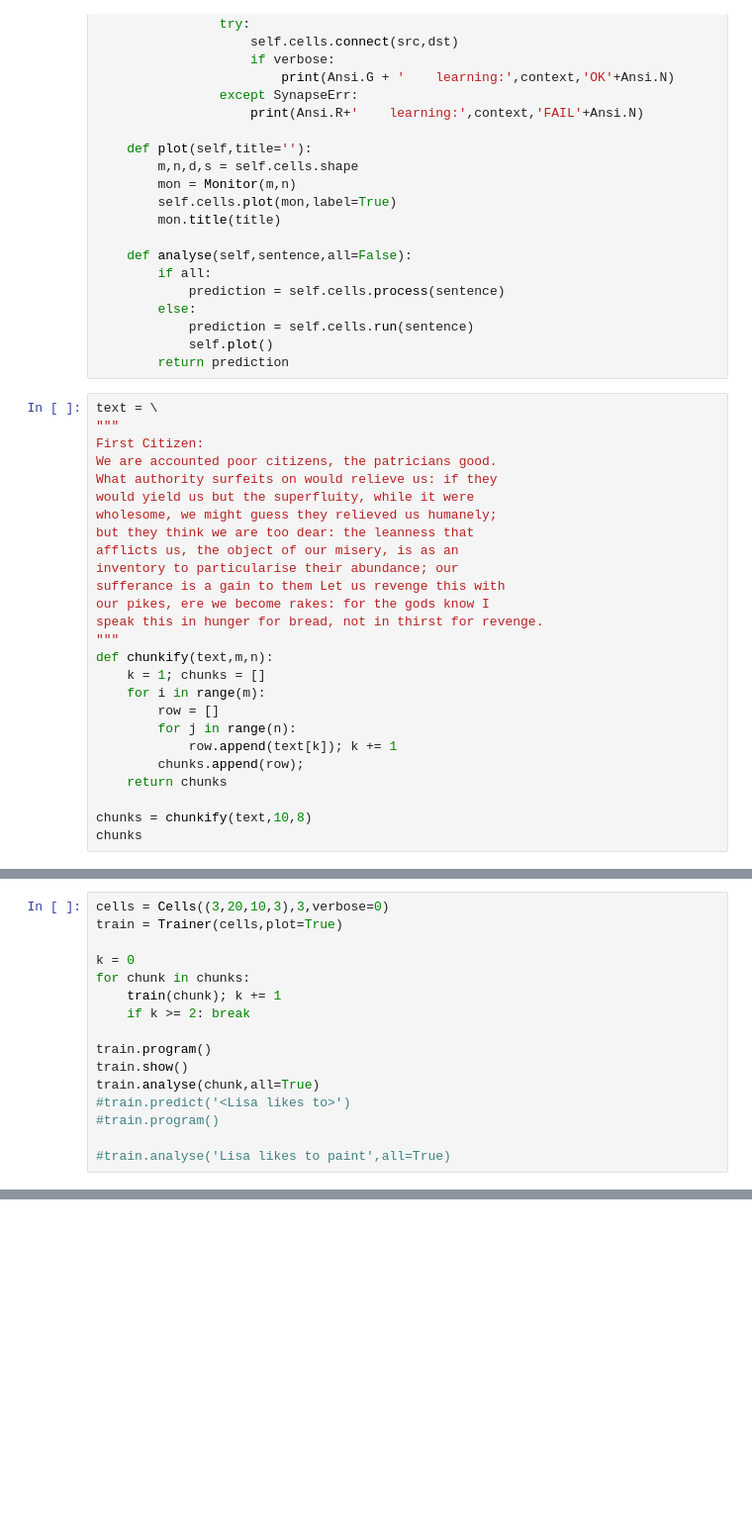
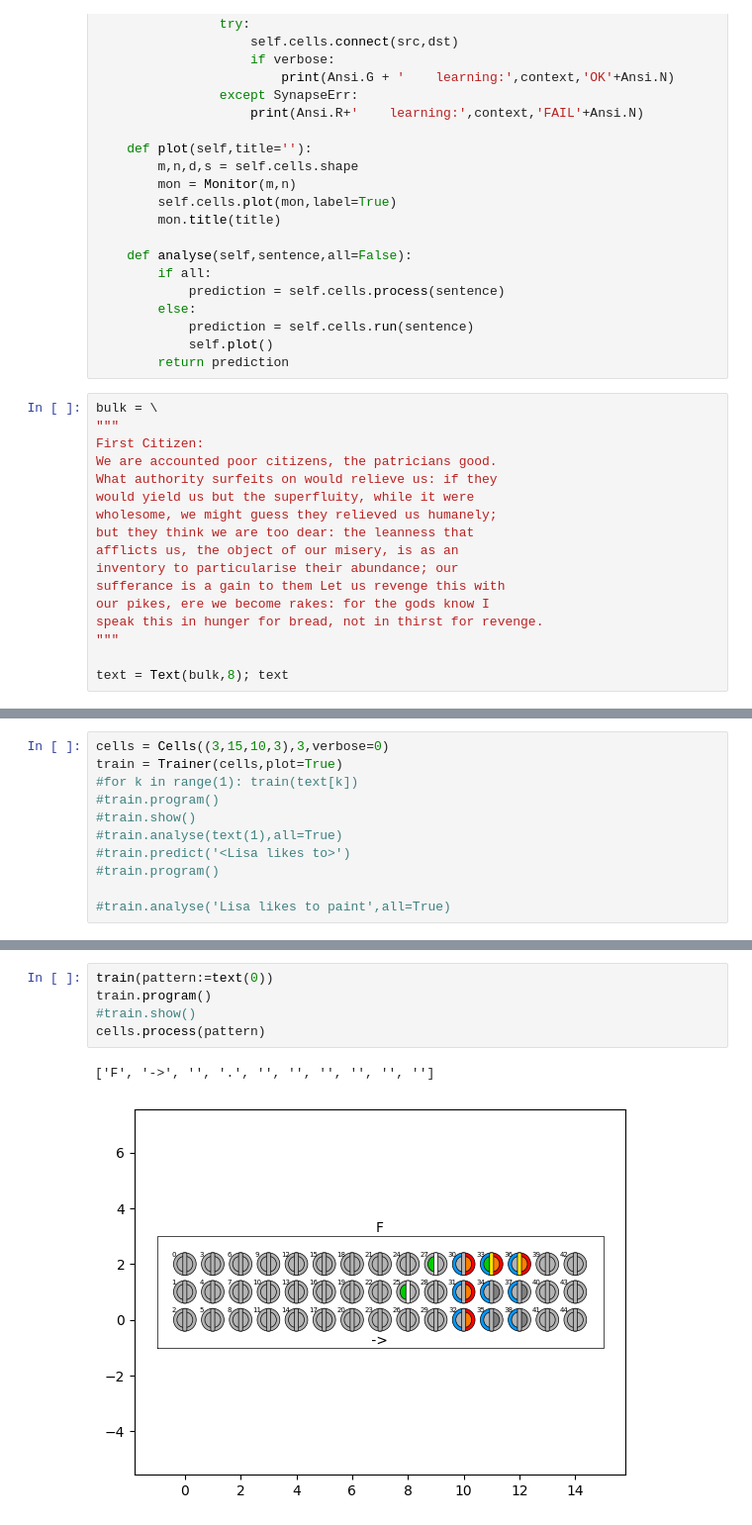
Before and after one commit to ihux/neurotron-develop, a Jupyter notebook: jupyter/neurotron/shakespear.ipynb, the cells around one changed output, grey strips where cells are left out. Shown at 99% size. Cells and saved outputs as stored; diff of their text form; blank space fills up the shorter version.

Commit message:
Text() - text manager

```diff
--- a/jupyter/neurotron/shakespear.ipynb
+++ b/jupyter/neurotron/shakespear.ipynb
@@ -103,7 +103,7 @@ class Trainer(Train):
             self.plot()
         return prediction
 # %%
-text = \
+bulk = \
 """
 First Citizen:
 We are accounted poor citizens, the patricians good.
@@ -117,15 +117,6 @@ sufferance is a gain to them Let us revenge this with
 our pikes, ere we become rakes: for the gods know I
 speak this in hunger for bread, not in thirst for revenge.
 """
-def chunkify(text,m,n):
-    k = 1; chunks = []
-    for i in range(m):
-        row = []
-        for j in range(n):
-            row.append(text[k]); k += 1
-        chunks.append(row);
-    return chunks
 
-chunks = chunkify(text,10,8)
-chunks
+text = Text(bulk,8); text
 # %% [output]
@@ -142,15 +124,10 @@ chunks
 # %%
-cells = Cells((3,20,10,3),3,verbose=0)
+cells = Cells((3,15,10,3),3,verbose=0)
 train = Trainer(cells,plot=True)
-
-k = 0
-for chunk in chunks:
-    train(chunk); k += 1
-    if k >= 2: break
-
-train.program()
-train.show()
-train.analyse(chunk,all=True)
+#for k in range(1): train(text[k])
+#train.program()
+#train.show()
+#train.analyse(text(1),all=True)
 #train.predict('<Lisa likes to>')
 #train.program()
 
@@ -184,0 +135,8 @@ token:
+# %%
+train(pattern:=text(0))
+train.program()
+#train.show()
+cells.process(pattern)
+# %% [output]
+['F', '->', '', '.', '', '', '', '', '', '']
+[figure, added]
```
Also changed, not shown: parts of 7 cells of this notebook, 6 other files.
